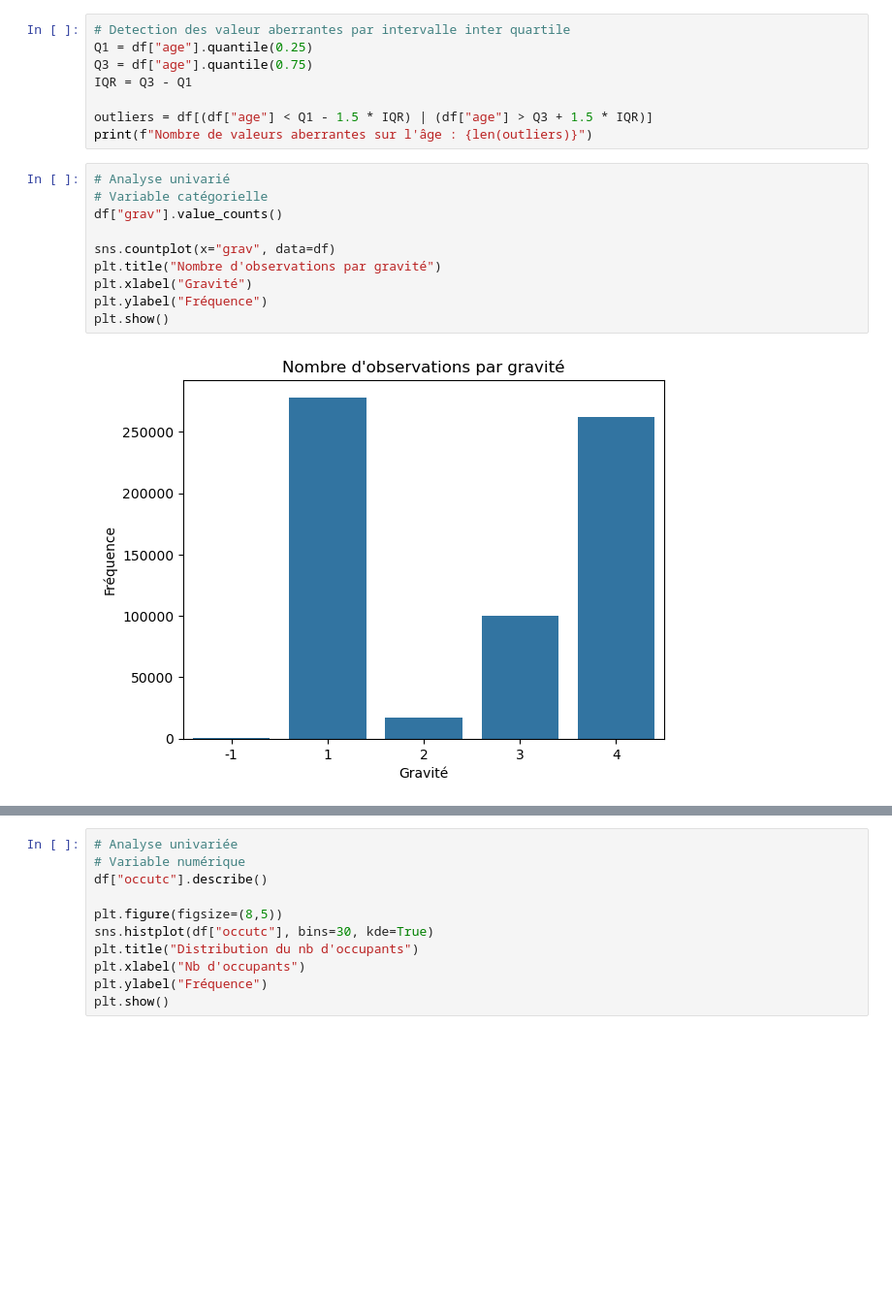
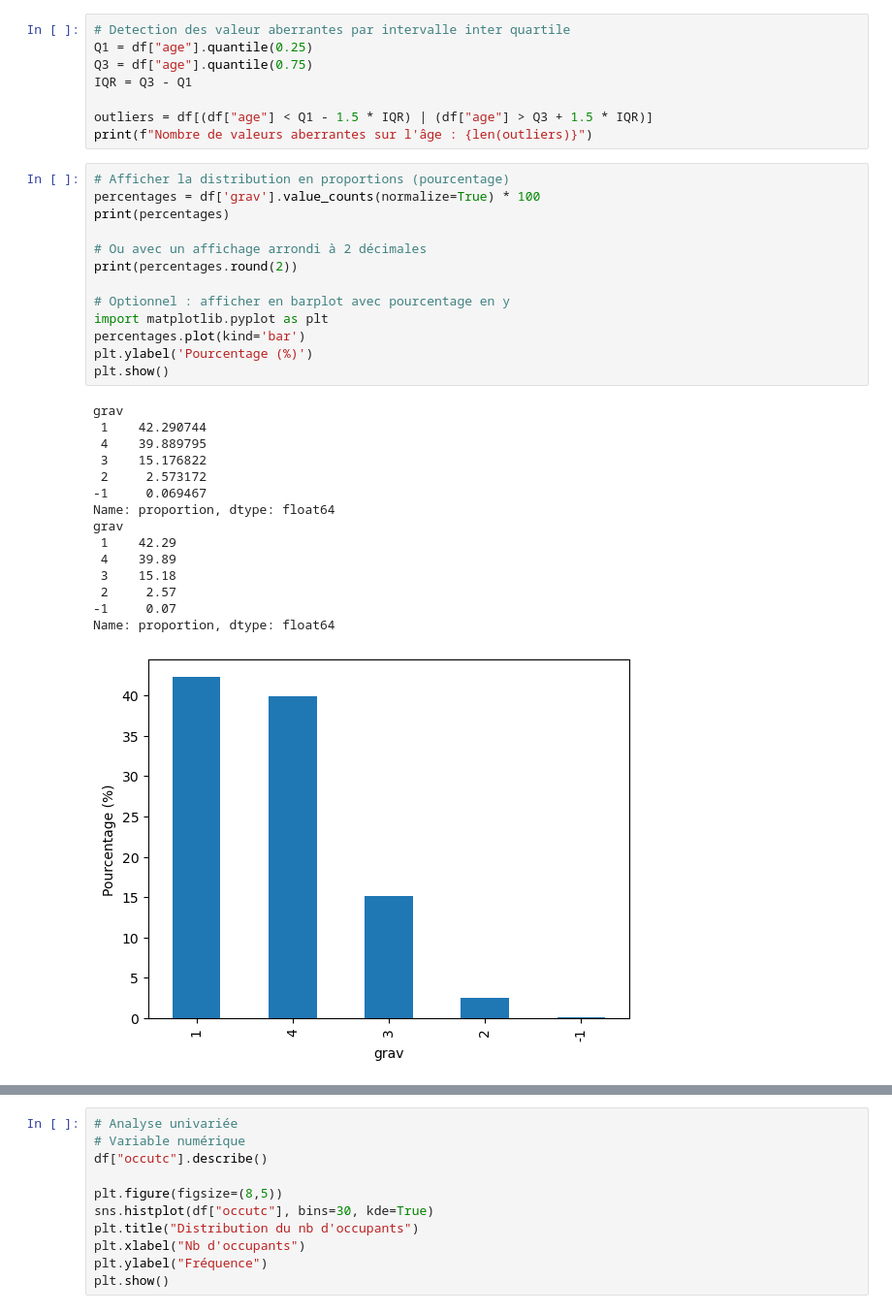
Before and after one commit to DataScientest-Studio/mai25_bds_accidents, a Jupyter notebook: notebooks/3.0 - Alizée - analyse exploratoire.ipynb, the cells around one changed output, grey strips where cells are left out. Shown: that part at 97% size. Cells and saved outputs as stored; diff of their text form; blank space fills up the shorter version.

```diff
--- a/notebooks/3.0 - Alizée - analyse exploratoire.ipynb
+++ b/notebooks/3.0 - Alizée - analyse exploratoire.ipynb
@@ -100,15 +121,32 @@ IQR = Q3 - Q1
 
 outliers = df[(df["age"] < Q1 - 1.5 * IQR) | (df["age"] > Q3 + 1.5 * IQR)]
 print(f"Nombre de valeurs aberrantes sur l'âge : {len(outliers)}")
-# %%
-# Analyse univarié
-# Variable catégorielle
-df["grav"].value_counts()
-
-sns.countplot(x="grav", data=df)
-plt.title("Nombre d'observations par gravité")
-plt.xlabel("Gravité")
-plt.ylabel("Fréquence")
-plt.show()
-# %% [output]
-[figure, removed]
+# %%
+# Afficher la distribution en proportions (pourcentage)
+percentages = df['grav'].value_counts(normalize=True) * 100
+print(percentages)
+
+# Ou avec un affichage arrondi à 2 décimales
+print(percentages.round(2))
+
+# Optionnel : afficher en barplot avec pourcentage en y
+import matplotlib.pyplot as plt
+percentages.plot(kind='bar')
+plt.ylabel('Pourcentage (%)')
+plt.show()
+# %% [output]
+grav
+ 1    42.290744
+ 4    39.889795
+ 3    15.176822
+ 2     2.573172
+-1     0.069467
+Name: proportion, dtype: float64
+grav
+ 1    42.29
+ 4    39.89
+ 3    15.18
+ 2     2.57
+-1     0.07
+Name: proportion, dtype: float64
+[figure, added]
```
Also changed, not shown: parts of 16 cells of this notebook.
